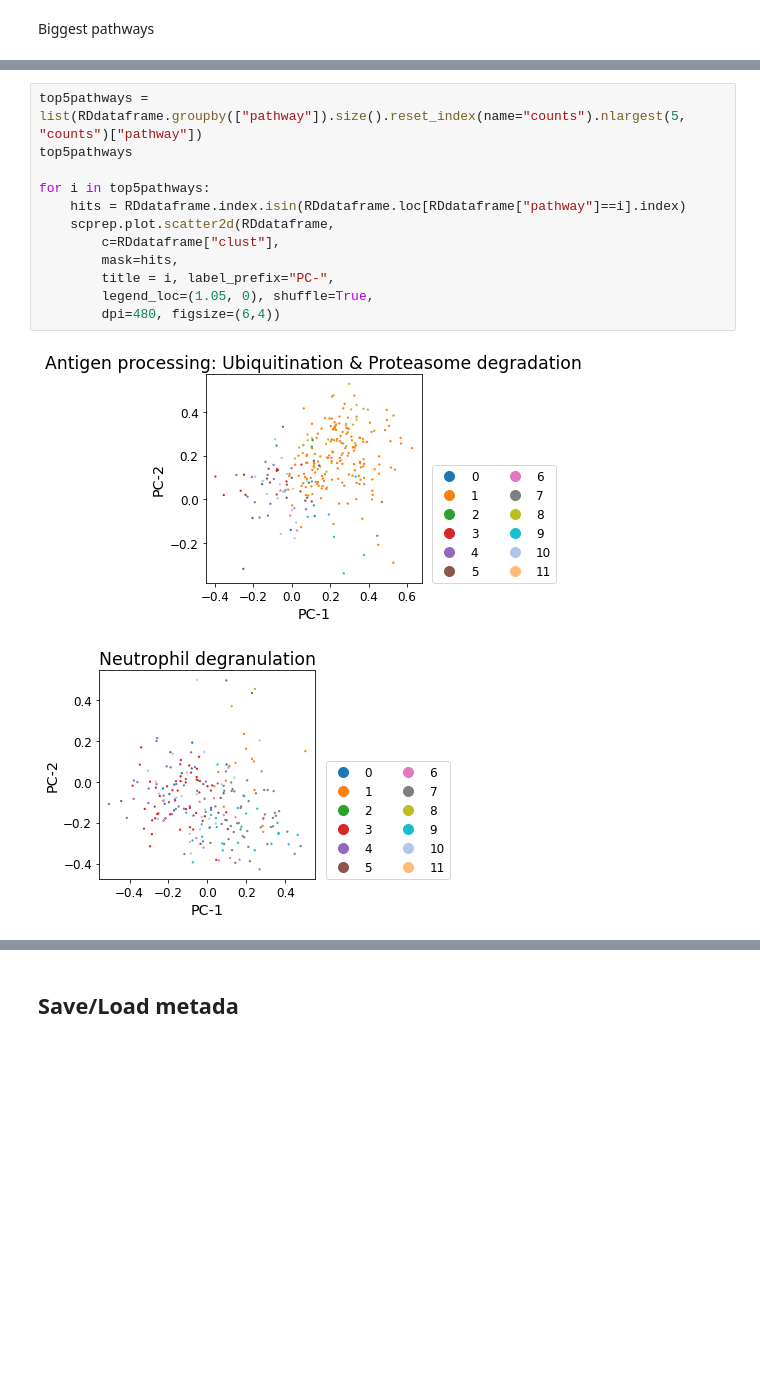
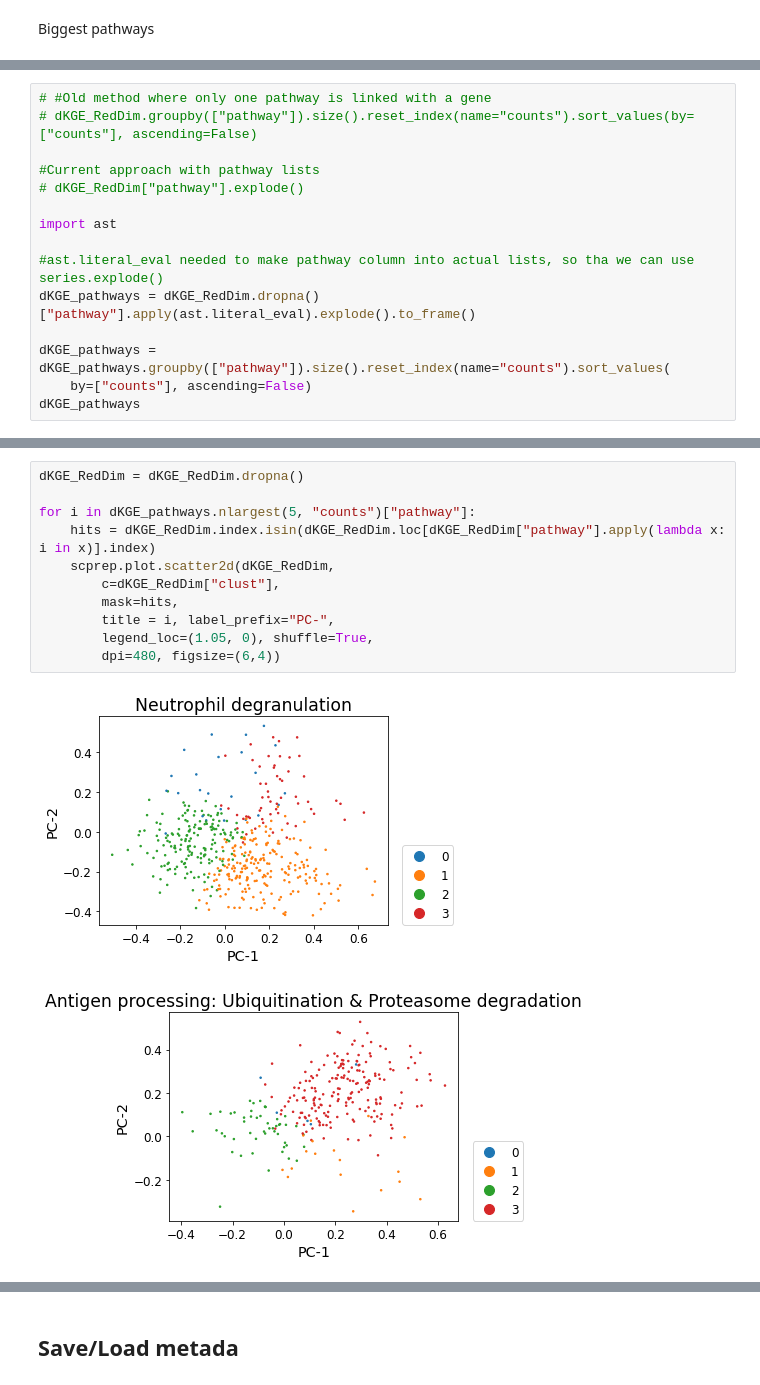
Before and after one commit to FerranC96/sKG4cellCommns, a Jupyter notebook: one.ipynb, the cells around one changed output, grey strips where cells are left out. Saved outputs shown, nothing was run; the diff lists cells and outputs as text; blank space fills up the shorter version.

```diff
--- a/one.ipynb
+++ b/one.ipynb
@@ -1108,0 +1105,15 @@ RDdataframe.groupby(["pathway"]).size().reset_index(name="counts").sort_values(b
+# %%
+# #Old method where only one pathway is linked with a gene
+# dKGE_RedDim.groupby(["pathway"]).size().reset_index(name="counts").sort_values(by=["counts"], ascending=False)
+
+#Current approach with pathway lists
+# dKGE_RedDim["pathway"].explode()
+
+import ast
+
+#ast.literal_eval needed to make pathway column into actual lists, so tha we can use series.explode()
+dKGE_pathways = dKGE_RedDim.dropna()["pathway"].apply(ast.literal_eval).explode().to_frame()
+
+dKGE_pathways = dKGE_pathways.groupby(["pathway"]).size().reset_index(name="counts").sort_values(
+    by=["counts"], ascending=False)
+dKGE_pathways
@@ -1109,15 +1134,14 @@ RDdataframe.groupby(["pathway"]).size().reset_index(name="counts").sort_values(b
 # %%
-top5pathways = list(RDdataframe.groupby(["pathway"]).size().reset_index(name="counts").nlargest(5, "counts")["pathway"])
-top5pathways
+dKGE_RedDim = dKGE_RedDim.dropna()
 
-for i in top5pathways:
-    hits = RDdataframe.index.isin(RDdataframe.loc[RDdataframe["pathway"]==i].index)
-    scprep.plot.scatter2d(RDdataframe,
-        c=RDdataframe["clust"],
+for i in dKGE_pathways.nlargest(5, "counts")["pathway"]:
+    hits = dKGE_RedDim.index.isin(dKGE_RedDim.loc[dKGE_RedDim["pathway"].apply(lambda x: i in x)].index)
+    scprep.plot.scatter2d(dKGE_RedDim,
+        c=dKGE_RedDim["clust"],
         mask=hits,
         title = i, label_prefix="PC-",
         legend_loc=(1.05, 0), shuffle=True,
         dpi=480, figsize=(6,4))
 # %% [output]
-[figure, old version]
+[figure, new version]
-[figure, old version]
+[figure, new version]
```
Also changed, not shown: parts of 18 cells of this notebook.
